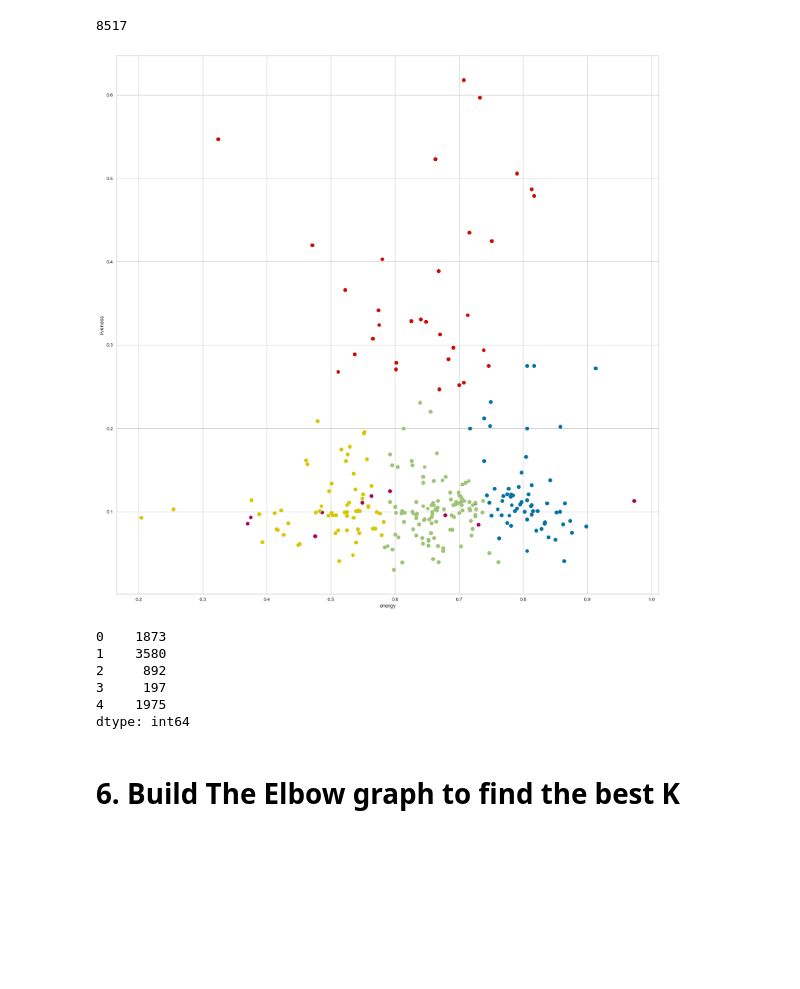
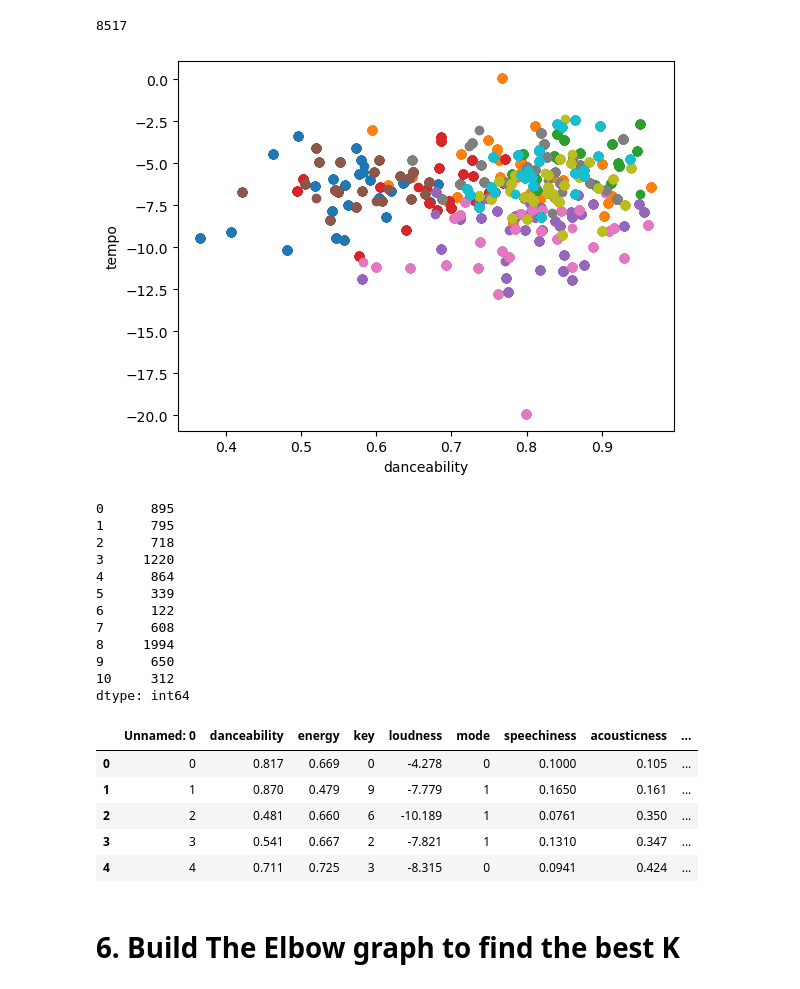
Before and after one commit to EljMorgan/ProjectSpotipy_MusicRecommender, a Jupyter notebook: part_cluster_8k.ipynb, the cells around one changed output. Cells and saved outputs as stored; diff of their text form; code cells hidden in the pictures; blank space fills up the shorter version.

```diff
--- a/part_cluster_8k.ipynb
+++ b/part_cluster_8k.ipynb
@@ -149,6 +149,6 @@ fig.show()
 # %%
 library.to_csv('library_cluster_15.csv')
 # %%
-audio_features=library[['danceability', 'energy', 'key', 'loudness', 'mode', 'speechiness',   'acousticness', 'instrumentalness', 'liveness', 'valence', 'tempo']]
+audio_features=library[['danceability', 'energy','key', 'loudness', 'mode' , 'tempo']]
 audio_features
 # %% [output]
@@ -185,21 +185,21 @@ with open("Model/scaler_test.pickle", "wb") as f: #saves the model in dir and fi
     pickle.dump(scaler,f)
 # %%
-kmeans = KMeans(n_clusters=5, random_state=1234)
+kmeans = KMeans(n_clusters=10, random_state=1234)
 kmeans.fit(audio_features_scaled)
 # assign a cluster to each example
 labels = kmeans.predict(audio_features_scaled)
 # retrieve unique clusters
 clusters = np.unique(labels)
 # create scatter plot for samples from each cluster
 for cluster in clusters:
     # get row indexes for samples with this cluster
     row_ix = np.where(labels == cluster)
     # create scatter of these samples
-    pyplot.scatter(audio_features.to_numpy()[row_ix, 0], audio_features.to_numpy()[row_ix,2])
-    pyplot.xlabel("energy")
-    pyplot.ylabel("liveness")
+    pyplot.scatter(audio_features.to_numpy()[row_ix, 0], audio_features.to_numpy()[row_ix,3])
+    pyplot.xlabel("danceability")
+    pyplot.ylabel("tempo")
     # show the plot
 pyplot.show()
 # %% [output]
-[figure, old version]
+[figure, new version]
 # %%
@@ -210,9 +210,15 @@ clusters = kmeans.predict(audio_features_scaled)
 #clusters
 pd.Series(clusters).value_counts().sort_index() #finding frequency
 # %% [output]
-0    1873
-1    3580
-2     892
-3     197
-4    1975
+0      895
+1      795
+2      718
+3     1220
+4      864
+5      339
+6      122
+7      608
+8     1994
+9      650
+10     312
 dtype: int64
@@ -219,3 +228,12 @@ dtype: int64
+# %%
+library.head()
+# %% [output]
+|  | Unnamed: 0 | danceability | energy | key | loudness | mode | speechiness | acousticness | ... |
+| 0 | 0 | 0.817 | 0.669 | 0 | -4.278 | 0 | 0.1000 | 0.105 | ... |
+| 1 | 1 | 0.870 | 0.479 | 9 | -7.779 | 1 | 0.1650 | 0.161 | ... |
+| 2 | 2 | 0.481 | 0.660 | 6 | -10.189 | 1 | 0.0761 | 0.350 | ... |
+| 3 | 3 | 0.541 | 0.667 | 2 | -7.821 | 1 | 0.1310 | 0.347 | ... |
+| 4 | 4 | 0.711 | 0.725 | 3 | -8.315 | 0 | 0.0941 | 0.424 | ... |
 # %% [markdown]
 # 6. Build The Elbow graph to find the best K
 # %%
```
Also changed, not shown: parts of 8 cells of this notebook, 3 other files.
